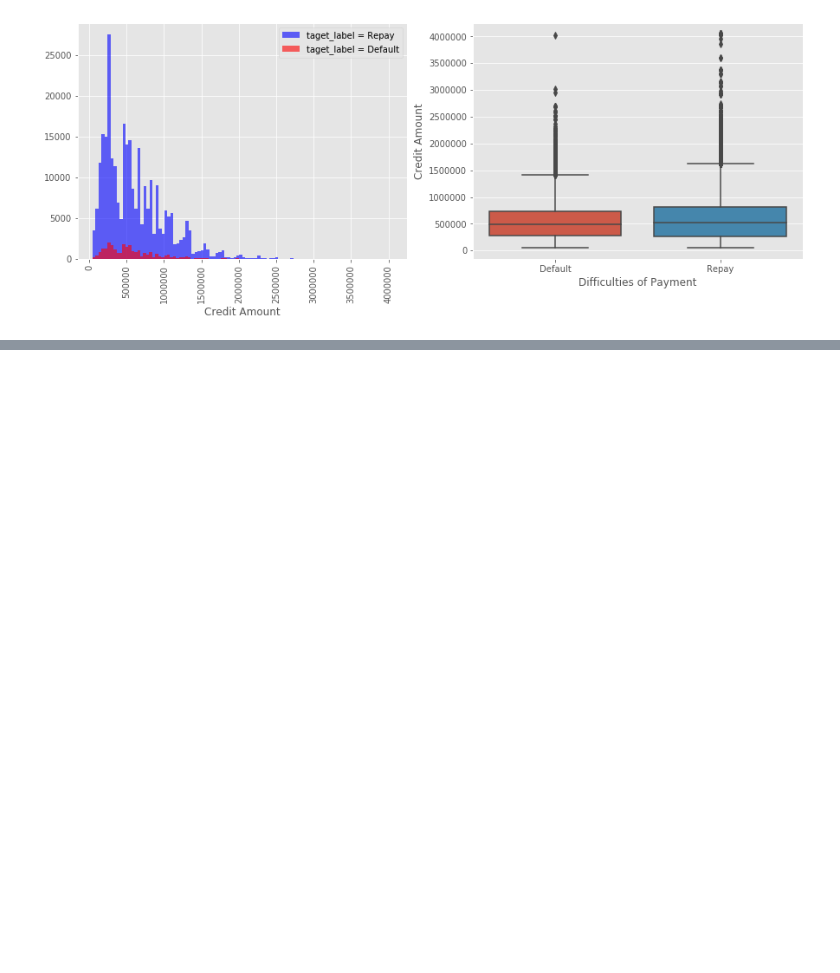
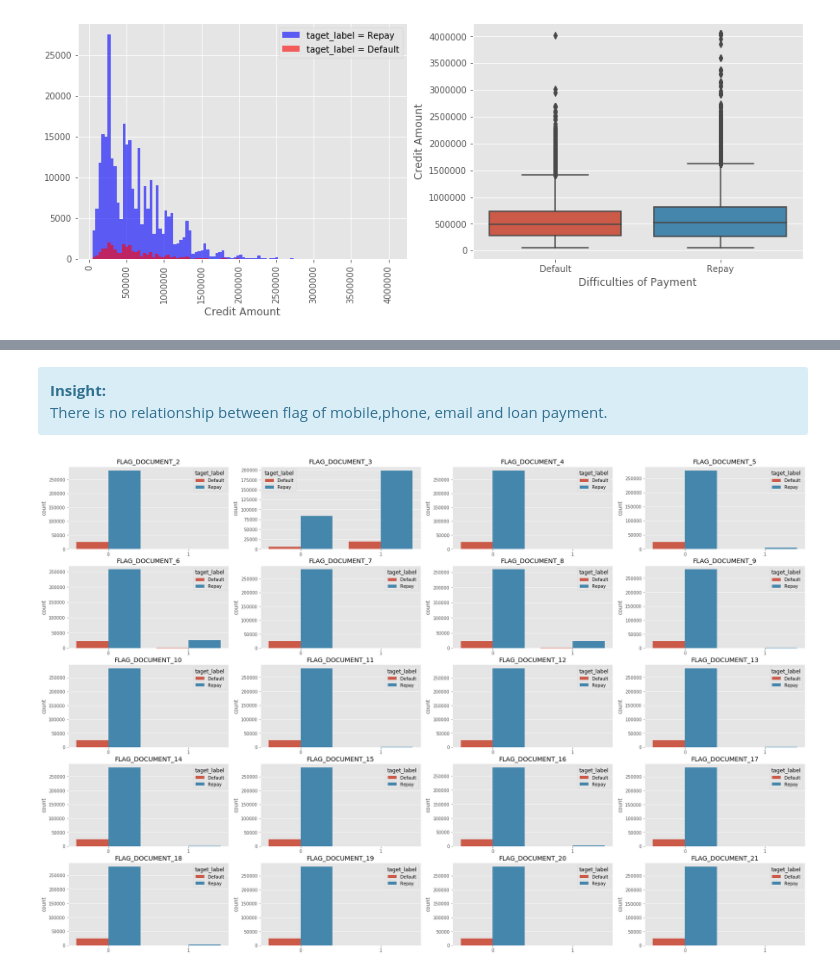
Before and after one commit to sunny0103/personal_project_kaggle, a Jupyter notebook: bank_loan/bank Loan EDA.ipynb, the cells around one changed output, grey strips where cells are left out. Cells and saved outputs as stored; diff of their text form; code cells hidden in the pictures; blank space fills up the shorter version.

```diff
--- a/bank_loan/bank Loan EDA.ipynb
+++ b/bank_loan/bank Loan EDA.ipynb
@@ -471,0 +488,19 @@ KeyError: 'Columns not found: False, True'
+# %% [markdown]
+<div class="alert alert-block alert-info">
+<b>Insight:</b> <br> There is no relationship between flag of mobile,phone, email and loan payment.
+</div>
+# %%
+flag_col = [ 'FLAG_DOCUMENT_2', 'FLAG_DOCUMENT_3','FLAG_DOCUMENT_4', 'FLAG_DOCUMENT_5', 'FLAG_DOCUMENT_6','FLAG_DOCUMENT_7',
+           'FLAG_DOCUMENT_8', 'FLAG_DOCUMENT_9','FLAG_DOCUMENT_10', 'FLAG_DOCUMENT_11', 'FLAG_DOCUMENT_12','FLAG_DOCUMENT_13',
+           'FLAG_DOCUMENT_14', 'FLAG_DOCUMENT_15','FLAG_DOCUMENT_16', 'FLAG_DOCUMENT_17', 'FLAG_DOCUMENT_18',
+           'FLAG_DOCUMENT_19', 'FLAG_DOCUMENT_20', 'FLAG_DOCUMENT_21']
+flagdf = applicationDF[flag_col+["taget_label"]]
+plt.figure(figsize=(30,20))
+for i,j in itertools.zip_longest(flag_col,range(len(flag_col))):
+    plt.subplot(5,4,j+1)
+    sns.countplot(flagdf[i],hue=flagdf.taget_label)
+    plt.xlabel("")
+    plt.xlabel("")
+    plt.title(i)
+# %% [output]
+[figure, added]
```
Also changed, not shown: parts of 10 cells of this notebook.
